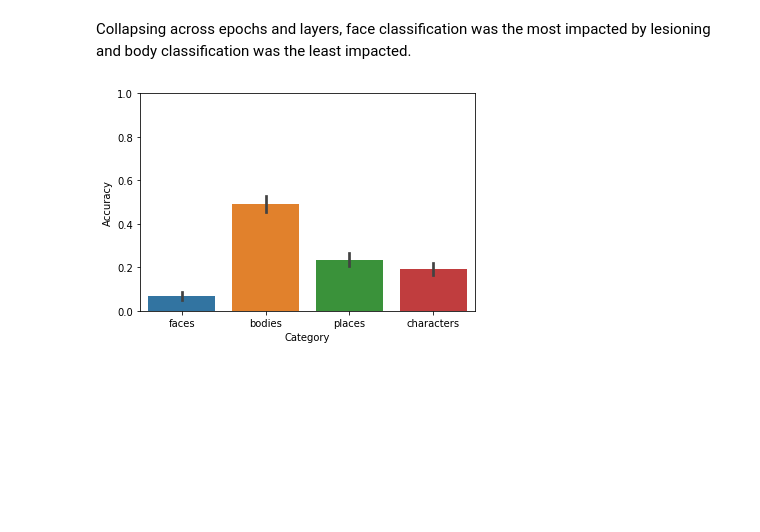
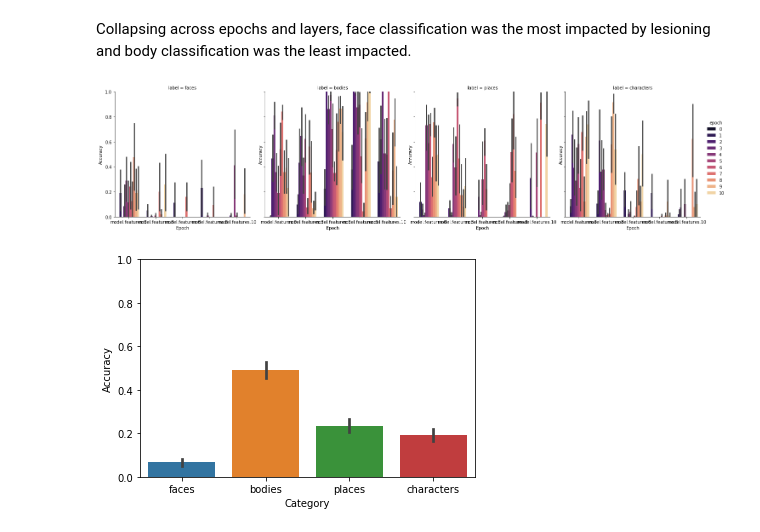
Before and after one commit to violetxi/PSYCH250FinalProject, a Jupyter notebook: writeup/writeup.ipynb, the cells around one changed output. Saved outputs shown, nothing was run; the diff lists cells and outputs as text; code cells hidden in the pictures; blank space fills up the shorter version.

```diff
--- a/writeup/writeup.ipynb
+++ b/writeup/writeup.ipynb
@@ -123,5 +122,14 @@ plt.show()
 # %% [markdown]
 Collapsing across epochs and layers, face classification was the most impacted by lesioning and body classification was the least impacted.
+# %%
+ax = sns.catplot(
+    data=lesion_by_cat, x="layer", y="accuracy",
+    col="label", hue="epoch", palette="magma",kind="bar")
+ax.set(xlabel='Epoch', ylabel='Accuracy')
+ax.set(ylim = (0,1))
+plt.show()
+# %% [output]
+[figure, added]
 # %%
 ax = sns.barplot(x="label",y="accuracy", data=lesion_by_cat)
 ax.set(ylim = (0,1))
```
Also changed, not shown: parts of 2 cells of this notebook.
